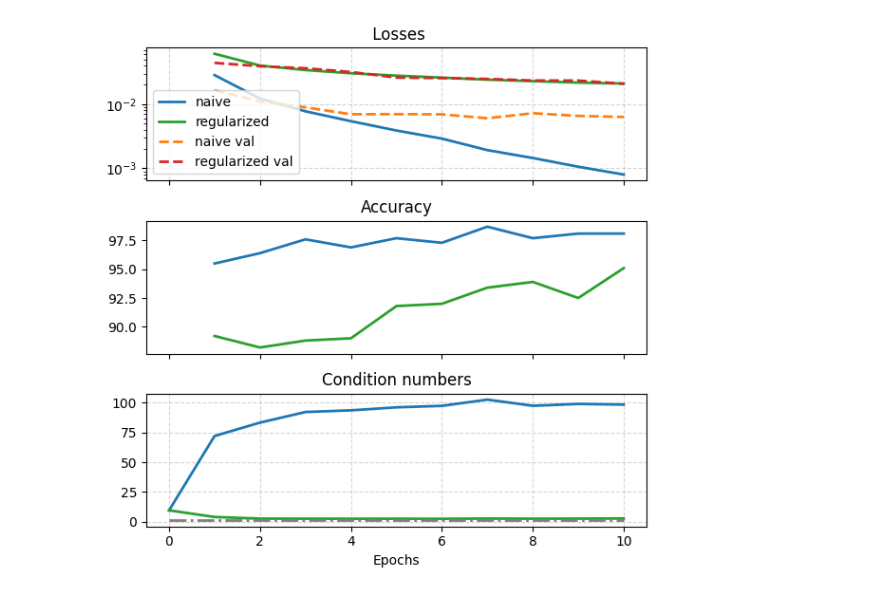
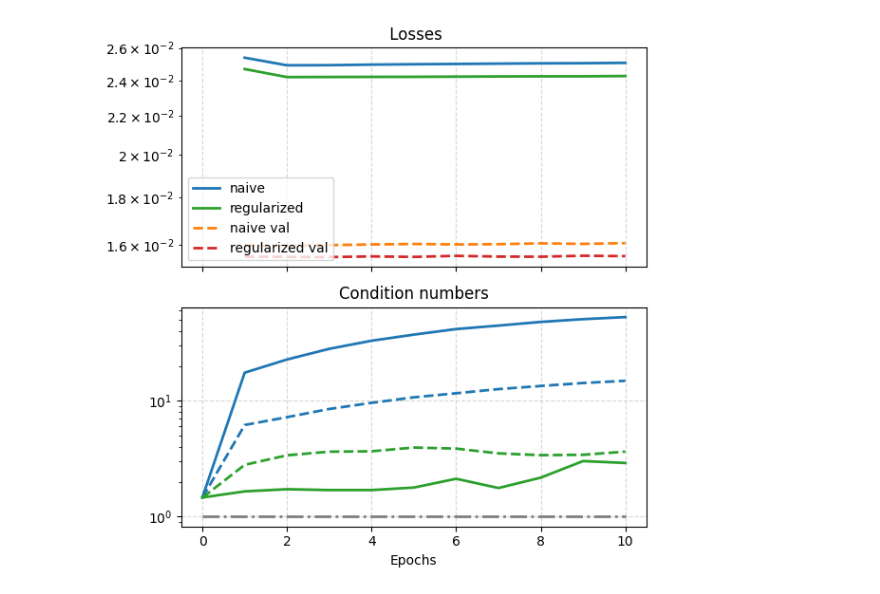
Before and after one commit to danedane-haider/Almost-Smooth-Sailing, a Jupyter notebook: MNIST_denoise.ipynb, the cells around one changed output. Saved outputs shown, nothing was run; the diff lists cells and outputs as text; code cells hidden in the pictures.

```diff
--- a/MNIST_denoise.ipynb
+++ b/MNIST_denoise.ipynb
@@ -35,7 +35,7 @@ test_loader = torch.utils.data.DataLoader(
 # %%
 # add some noise to the data
 data, train_labels = next(iter(train_loader))
-noisy_data = data + 0.5 * torch.randn(data.shape)
+noisy_data = data + args.noise_level * torch.randn(data.shape)
 show_img = noisy_data[1][0].numpy()
 input_dim = data[1].shape[1] * data[1].shape[2]
 plt.imshow(show_img, cmap='gray')
@@ -51,11 +51,15 @@ data = data.view(-1, 1, 28, 28)
 class AutoEncoder(nn.Module):
     def __init__(self, size=1600):
         super(AutoEncoder, self).__init__()
-        self.linear1 = nn.Linear(input_dim, 10, bias=True)
-        self.linear2 = nn.Linear(10, input_dim, bias=True)
+        self.linear1 = nn.Linear(input_dim, 256, bias=True)
+        self.middle1 = nn.Linear(256, 64, bias=True)
+        self.middle2 = nn.Linear(64, 256, bias=True)
+        self.linear2 = nn.Linear(256, input_dim, bias=True)
 
     def forward(self, x):
         x = F.relu(self.linear1(x))
+        x = F.relu(self.middle1(x))
+        x = F.relu(self.middle2(x))
         x = F.sigmoid(self.linear2(x))
         return x
 # %%
@@ -65,15 +69,18 @@ class SmoothSailing(nn.Module):
         self.loss = nn.MSELoss()
         self.beta = beta
 
-    def forward(self, inputs, targets, W=None):
+    def forward(self, inputs, targets, W1=None, W2=None):
         base_loss = self.loss(inputs, targets)
 
-        if W is None or self.beta == 0:
+        if W1 is None or self.beta == 0:
             return base_loss
         else:
-            W_norm = LA.norm(W, 2)**2
-            W_fro = LA.norm(W, 'fro')**2 / W.shape[0]
-            reg_loss = base_loss + self.beta * 0.5 * (W_norm - W_fro)
+            N = max(W1.shape[1], W1.shape[0])
+            W1_norm = LA.norm(W1, 2)**2
+            W1_fro = LA.norm(W1, 'fro')**2 / N
+            W2_norm = LA.norm(W2, 2)**2
+            W2_fro = LA.norm(W2, 'fro')**2 / N
+            reg_loss = base_loss + self.beta * (W1_norm + W2_norm - W1_fro - W2_fro)
             return base_loss, reg_loss
 # %%
 def kappa(W):
@@ -88,7 +95,7 @@ optimizer = optim.Adam(model.parameters(), lr=args.lr)
 
 torch.manual_seed(args.seed)
 model_reg = AutoEncoder().to(device)
-smoothsail = SmoothSailing(beta=1)
+smoothsail = SmoothSailing(beta=args.beta)
 optimizer_reg = optim.Adam(model_reg.parameters(), lr=args.lr)
 #optim.SGD(model_reg.parameters(), lr=args.lr, momentum=args.momentum)
 # %%
@@ -205,37 +224,34 @@ Epoch 10/10:
 # %%
 plt.rcParams['text.usetex'] = False
 
-fig, axes = plt.subplots(3, 1, figsize=(6, 6), sharex=True)
+fig, axes = plt.subplots(2, 1, figsize=(6, 6), sharex=True)
 Ts = np.arange(0, args.epochs+1)
 
 ax = axes[0]
 ax.plot(Ts[1:], fit, 'tab:blue', linewidth=2, label='naive')
 ax.plot(Ts[1:], fit_reg, 'tab:green', linewidth=2, label='regularized')
 ax.plot(Ts[1:], fit_val, 'tab:orange', linewidth=2, linestyle='--', label='naive val')
 ax.plot(Ts[1:], fit_reg_val, 'tab:red', linewidth=2, linestyle='--', label='regularized val')
 
 ax.set_yscale('log')
 ax.set_title(' Losses')
 ax.grid(linestyle='--', alpha=0.5)
 
 ax = axes[1]
-ax.plot(Ts[1:], acc, 'tab:blue', linewidth=2, label='naive')
-ax.plot(Ts[1:], acc_reg, 'tab:green', linewidth=2, label='regularized')
-ax.set_title('Accuracy')
-
-ax = axes[2]
-ax.plot(Ts, cond, 'tab:blue', linewidth=2)
-ax.plot(Ts, cond_reg, 'tab:green', linewidth=2)
+ax.plot(Ts, cond_enc, 'tab:blue', linewidth=2)
+ax.plot(Ts, cond_dec, 'tab:blue', linewidth=2, linestyle='--')
+ax.plot(Ts, cond_enc_reg, 'tab:green', linewidth=2)
+ax.plot(Ts, cond_dec_reg, 'tab:green', linewidth=2, linestyle='--')
 ax.plot(Ts, np.ones(len(Ts)), 'tab:gray', linewidth=2, label='Tightened', linestyle='-.')
-#ax.set_yscale('log')
+ax.set_yscale('log')
 
 ax.set_title('Condition numbers')
 ax.set_xlabel('Epochs')
 axes[0].legend(loc='lower left')
 ax.grid(linestyle='--', alpha=0.5)
 
 plt.tight_layout()
 
 plt.savefig('Fit_MNIST.pdf', bbox_inches='tight')
 # %% [output]
-[figure, old version]
+[figure, new version]
```
Also changed, not shown: parts of 3 cells of this notebook, 1 other file.
